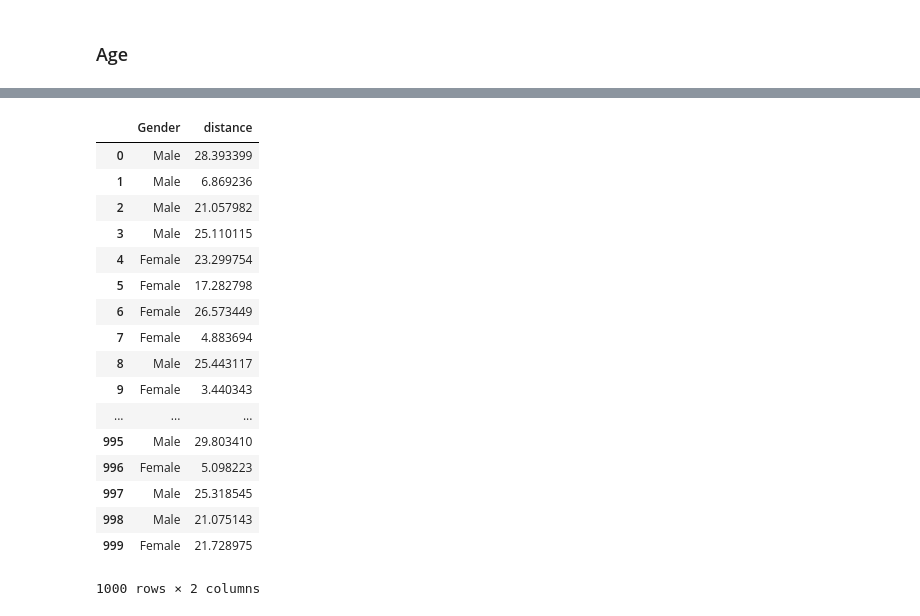
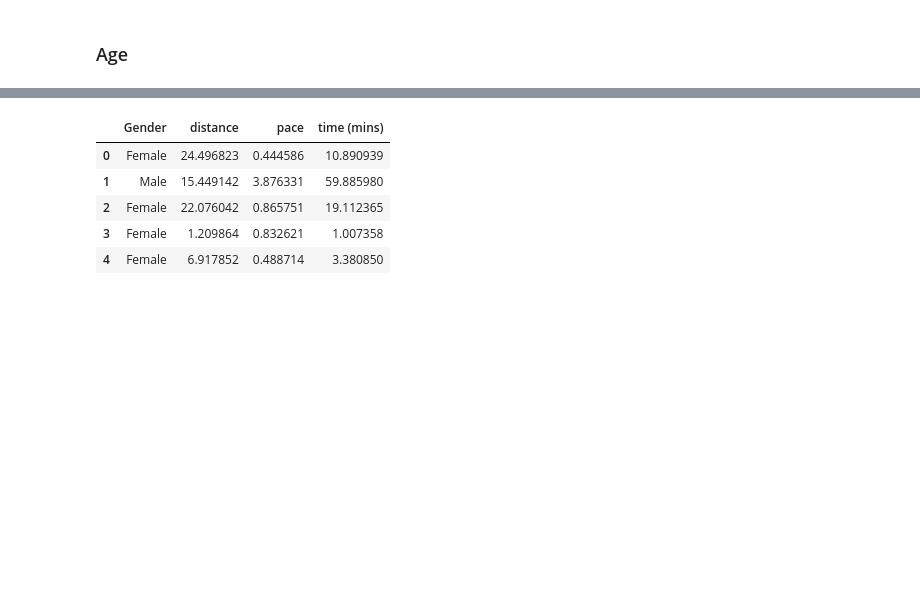
Before and after one commit to davidobrien1/project, a Jupyter notebook: phenomenon.ipynb, the cells around one changed output, grey strips where cells are left out. Cells and saved outputs as stored; diff of their text form; code cells hidden in the pictures; blank space fills up the shorter version.

```diff
--- a/phenomenon.ipynb
+++ b/phenomenon.ipynb
@@ -142,26 +130,14 @@ for row in running.Gender:
 
 running['distance'] = distance
 # %%
-running
+running[0:5]
 # %% [output]
-|  | Gender | distance |
-| 0 | Male | 28.393399 |
-| 1 | Male | 6.869236 |
-| 2 | Male | 21.057982 |
-| 3 | Male | 25.110115 |
-| 4 | Female | 23.299754 |
-| 5 | Female | 17.282798 |
-| 6 | Female | 26.573449 |
-| 7 | Female | 4.883694 |
-| 8 | Male | 25.443117 |
-| 9 | Female | 3.440343 |
-| ... | ... | ... |
-| 995 | Male | 29.803410 |
-| 996 | Female | 5.098223 |
-| 997 | Male | 25.318545 |
-| 998 | Male | 21.075143 |
-| 999 | Female | 21.728975 |
+|  | Gender | distance | pace | time (mins) |
+| 0 | Female | 24.496823 | 0.444586 | 10.890939 |
+| 1 | Male | 15.449142 | 3.876331 | 59.885980 |
+| 2 | Female | 22.076042 | 0.865751 | 19.112365 |
+| 3 | Female | 1.209864 | 0.832621 | 1.007358 |
+| 4 | Female | 6.917852 | 0.488714 | 3.380850 |
-1000 rows × 2 columns
 # %%
 # add a column for pace.  sourced from https://jeffdelaney.me/blog/useful-snippets-in-pandas/
 pace = []
```
Also changed, not shown: parts of 14 cells of this notebook.
